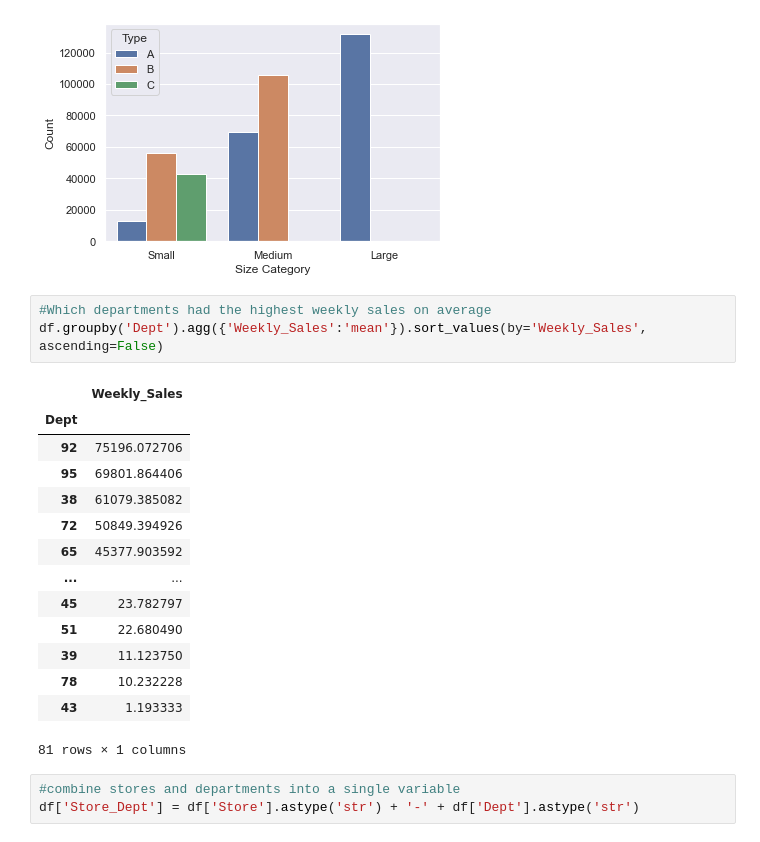
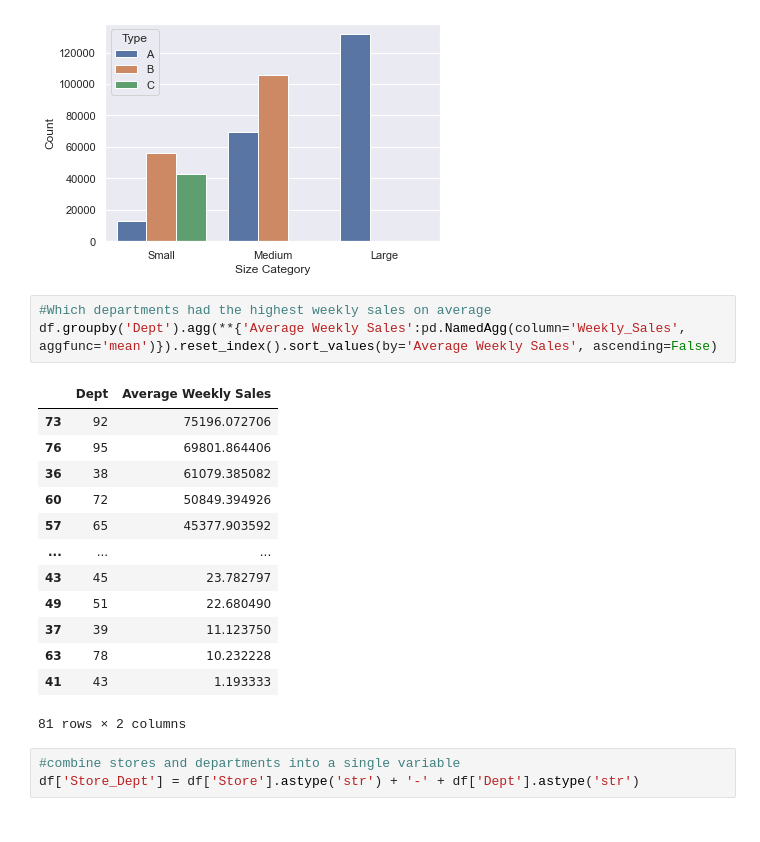
Before and after one commit to jamesdinardo/Retail-Forecasting, a Jupyter notebook: EDA.ipynb, the cells around one changed output. Drawn from its saved outputs; the diff is of its cells as text.

```diff
--- a/EDA.ipynb
+++ b/EDA.ipynb
@@ -453,22 +474,21 @@ _ = plt.ylabel("Count")
 [figure]
 # %%
 #Which departments had the highest weekly sales on average
-df.groupby('Dept').agg({'Weekly_Sales':'mean'}).sort_values(by='Weekly_Sales', ascending=False)
+df.groupby('Dept').agg(**{'Average Weekly Sales':pd.NamedAgg(column='Weekly_Sales', aggfunc='mean')}).reset_index().sort_values(by='Average Weekly Sales', ascending=False)
 # %% [output]
-|  | Weekly_Sales |
-| Dept |  |
-| 92 | 75196.072706 |
-| 95 | 69801.864406 |
-| 38 | 61079.385082 |
-| 72 | 50849.394926 |
-| 65 | 45377.903592 |
-| ... | ... |
-| 45 | 23.782797 |
-| 51 | 22.680490 |
-| 39 | 11.123750 |
-| 78 | 10.232228 |
-| 43 | 1.193333 |
+|  | Dept | Average Weekly Sales |
+| 73 | 92 | 75196.072706 |
+| 76 | 95 | 69801.864406 |
+| 36 | 38 | 61079.385082 |
+| 60 | 72 | 50849.394926 |
+| 57 | 65 | 45377.903592 |
+| ... | ... | ... |
+| 43 | 45 | 23.782797 |
+| 49 | 51 | 22.680490 |
+| 37 | 39 | 11.123750 |
+| 63 | 78 | 10.232228 |
+| 41 | 43 | 1.193333 |
-81 rows × 1 columns
+81 rows × 2 columns
 # %%
 #combine stores and departments into a single variable
 df['Store_Dept'] = df['Store'].astype('str') + '-' + df['Dept'].astype('str')
```
Also changed, not shown: parts of 6 cells of this notebook, 1 other file.
